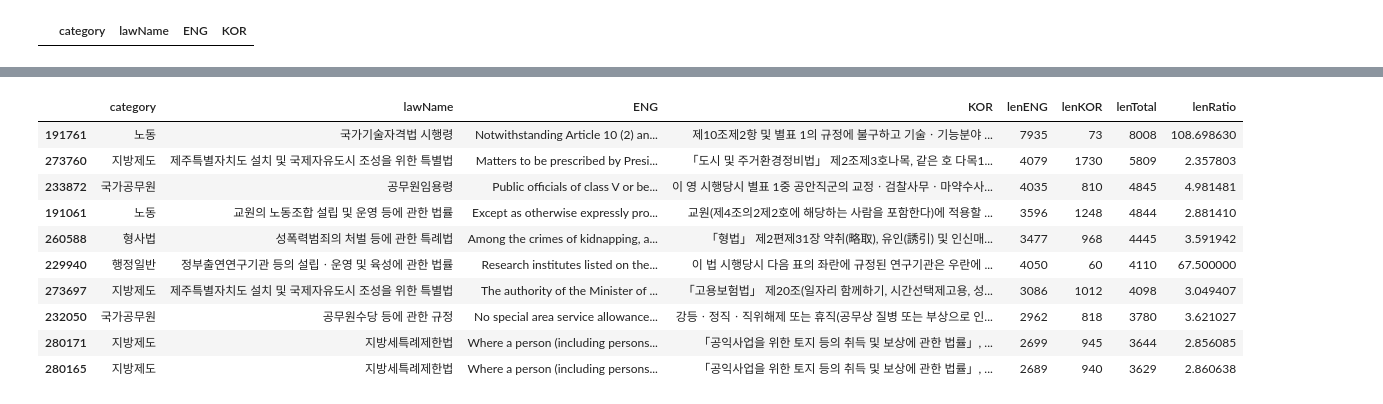
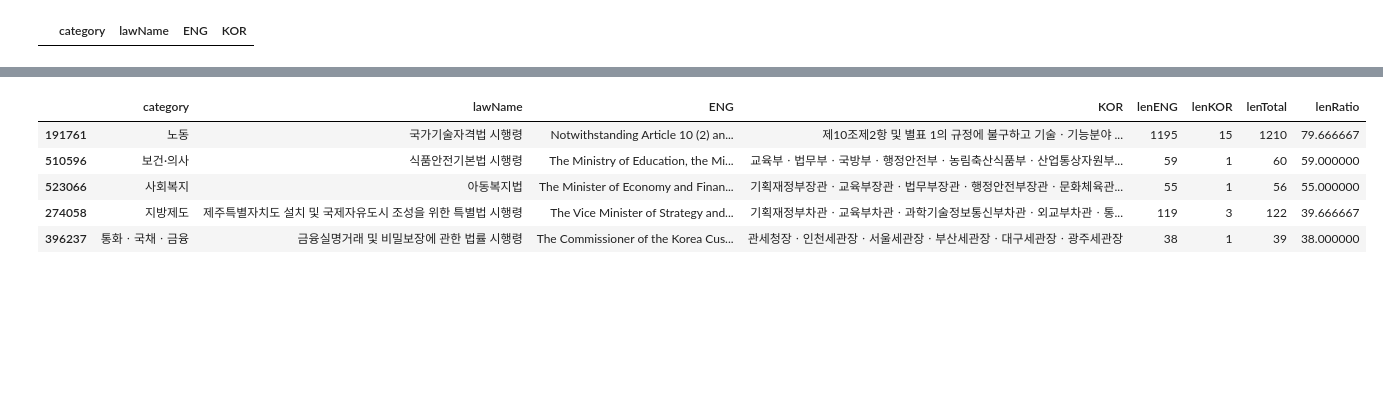
Before and after one commit to tjtmddnjswkd/capstone, a Jupyter notebook: 2_preprocessing/p3_preprocessing_memo.ipynb, the cells around one changed output, grey strips where cells are left out. Cells and saved outputs as stored; diff of their text form; code cells hidden in the pictures; blank space fills up the shorter version.

```diff
--- a/2_preprocessing/p3_preprocessing_memo.ipynb
+++ b/2_preprocessing/p3_preprocessing_memo.ipynb
@@ -2031,6 +2033,11 @@ def etc_preprocess(df):
     df_tmp.drop(index=drop_index, inplace=True)
     df_tmp.ENG = df_tmp.ENG.apply(lambda x: re.sub(r"\s\(Proviso Omitted[\.]*\)$|\s\(Proviso omitted[\.]*\)$", "", x))
     df_tmp.KOR = df_tmp.KOR.apply(lambda x: re.sub(r"\[단서 생략\]$", "", x))
+
+    kor_qus_idx = df_tmp.loc[df_tmp.KOR.str.contains(r"\?")].index.to_list()
+    eng_qus_idx = df_tmp.loc[df_tmp.ENG.str.contains(r"\?")].index.to_list()
+
+    df_tmp.drop(index=kor_qus_idx+eng_qus_idx, axis=0, inplace=True)
     return df_tmp
 
 basic_df = basic_preprocess(df)
@@ -2813,0 +2836,6 @@ df_chz.loc[df_chz.KOR.str.contains("[一-鿕|㐀-䶵|豈-龎]+\:")]
+# %%
+import pickle
+
+with open(os.path.join(gdrive_path, "etc_files/hz_dict.pickle"), "rb") as f:
+    hz_dict = pickle.load(f)
+# hz_dict
@@ -2814 +2846,4 @@ df_chz.loc[df_chz.KOR.str.contains("[一-鿕|㐀-䶵|豈-龎]+\:")]
+# %%
+for k in  sorted(hz_dict, reverse=True, key = lambda item: len(item)):
+    df_chz.KOR = df_chz.KOR.apply(lambda x: x.replace(k, hz_dict[k]))
 # %%
@@ -2866,22 +2857,17 @@ df_schr2.sort_values(by="KOR", ascending=False, key=lambda col: col.apply(lambda
 # %%
-df_len = df_schr2.copy()
-df_len["lenENG"] = df_len.ENG.apply(len)
-df_len["lenKOR"] = df_len.KOR.apply(len)
+df_len = df_chz.copy()
+df_len["lenENG"] = df_len.ENG.apply(lambda x: len(x.split(" ")))
+df_len["lenKOR"] = df_len.KOR.apply(lambda x: len(x.split(" ")))
 df_len["lenTotal"] = df_len.lenENG + df_len.lenKOR
 df_len["lenRatio"] = df_len.lenENG/df_len.lenKOR
-df_len.sort_values(by="lenTotal", ascending=False).iloc[:10, :]
+df_len.sort_values(by="lenRatio", ascending=False).iloc[:5, :]
 # %% [output]
 |  | category | lawName | ENG | KOR | lenENG | lenKOR | lenTotal | lenRatio |
-| 191761 | 노동 | 국가기술자격법 시행령 | Notwithstanding Article 10 (2) an... | 제10조제2항 및 별표 1의 규정에 불구하고 기술ㆍ기능분야 ... | 7935 | 73 | 8008 | 108.698630 |
-| 273760 | 지방제도 | 제주특별자치도 설치 및 국제자유도시 조성을 위한 특별법 | Matters to be prescribed by Presi... | 「도시 및 주거환경정비법」 제2조제3호나목, 같은 호 다목1... | 4079 | 1730 | 5809 | 2.357803 |
-| 233872 | 국가공무원 | 공무원임용령 | Public officials of class V or be... | 이 영 시행당시 별표 1중 공안직군의 교정ㆍ검찰사무ㆍ마약수사... | 4035 | 810 | 4845 | 4.981481 |
-| 191061 | 노동 | 교원의 노동조합 설립 및 운영 등에 관한 법률 | Except as otherwise expressly pro... | 교원(제4조의2제2호에 해당하는 사람을 포함한다)에 적용할 ... | 3596 | 1248 | 4844 | 2.881410 |
-| 260588 | 형사법 | 성폭력범죄의 처벌 등에 관한 특례법 | Among the crimes of kidnapping, a... | 「형법」 제2편제31장 약취(略取), 유인(誘引) 및 인신매... | 3477 | 968 | 4445 | 3.591942 |
-| 229940 | 행정일반 | 정부출연연구기관 등의 설립ㆍ운영 및 육성에 관한 법률 | Research institutes listed on the... | 이 법 시행당시 다음 표의 좌란에 규정된 연구기관은 우란에 ... | 4050 | 60 | 4110 | 67.500000 |
-| 273697 | 지방제도 | 제주특별자치도 설치 및 국제자유도시 조성을 위한 특별법 | The authority of the Minister of ... | 「고용보험법」 제20조(일자리 함께하기, 시간선택제고용, 성... | 3086 | 1012 | 4098 | 3.049407 |
-| 232050 | 국가공무원 | 공무원수당 등에 관한 규정 | No special area service allowance... | 강등ㆍ정직ㆍ직위해제 또는 휴직(공무상 질병 또는 부상으로 인... | 2962 | 818 | 3780 | 3.621027 |
-| 280171 | 지방제도 | 지방세특례제한법 | Where a person (including persons... | 「공익사업을 위한 토지 등의 취득 및 보상에 관한 법률」, ... | 2699 | 945 | 3644 | 2.856085 |
-| 280165 | 지방제도 | 지방세특례제한법 | Where a person (including persons... | 「공익사업을 위한 토지 등의 취득 및 보상에 관한 법률」, ... | 2689 | 940 | 3629 | 2.860638 |
+| 191761 | 노동 | 국가기술자격법 시행령 | Notwithstanding Article 10 (2) an... | 제10조제2항 및 별표 1의 규정에 불구하고 기술ㆍ기능분야 ... | 1195 | 15 | 1210 | 79.666667 |
+| 510596 | 보건·의사 | 식품안전기본법 시행령 | The Ministry of Education, the Mi... | 교육부ㆍ법무부ㆍ국방부ㆍ행정안전부ㆍ농림축산식품부ㆍ산업통상자원부... | 59 | 1 | 60 | 59.000000 |
+| 523066 | 사회복지 | 아동복지법 | The Minister of Economy and Finan... | 기획재정부장관ㆍ교육부장관ㆍ법무부장관ㆍ행정안전부장관ㆍ문화체육관... | 55 | 1 | 56 | 55.000000 |
+| 274058 | 지방제도 | 제주특별자치도 설치 및 국제자유도시 조성을 위한 특별법 시행령 | The Vice Minister of Strategy and... | 기획재정부차관ㆍ교육부차관ㆍ과학기술정보통신부차관ㆍ외교부차관ㆍ통... | 119 | 3 | 122 | 39.666667 |
+| 396237 | 통화ㆍ국채ㆍ금융 | 금융실명거래 및 비밀보장에 관한 법률 시행령 | The Commissioner of the Korea Cus... | 관세청장ㆍ인천세관장ㆍ서울세관장ㆍ부산세관장ㆍ대구세관장ㆍ광주세관장 | 38 | 1 | 39 | 38.000000 |
 # %%
 df_len[["lenENG", "lenKOR", "lenTotal", "lenRatio"]].describe()
 # %% [output]
```
Also changed, not shown: parts of 31 cells of this notebook.
